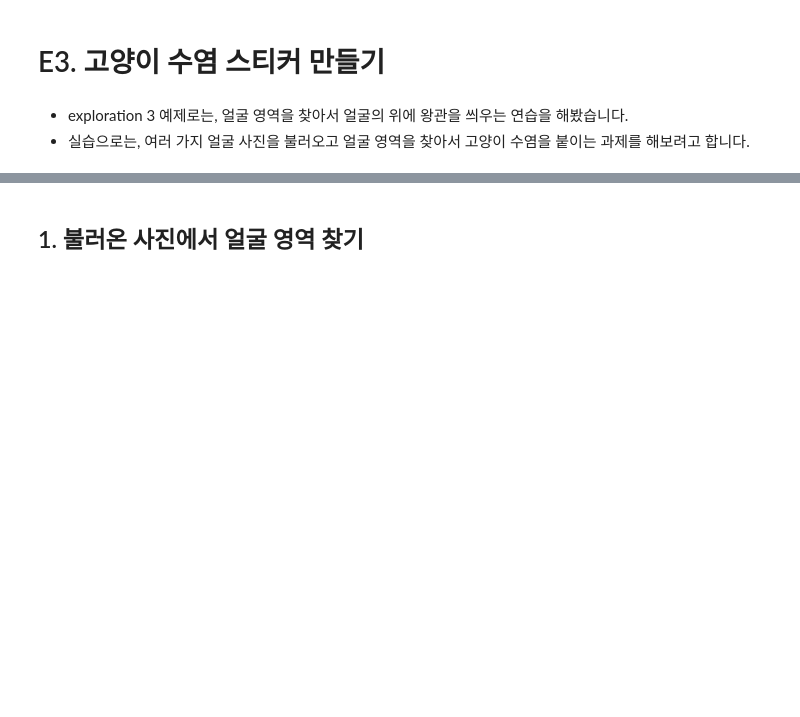
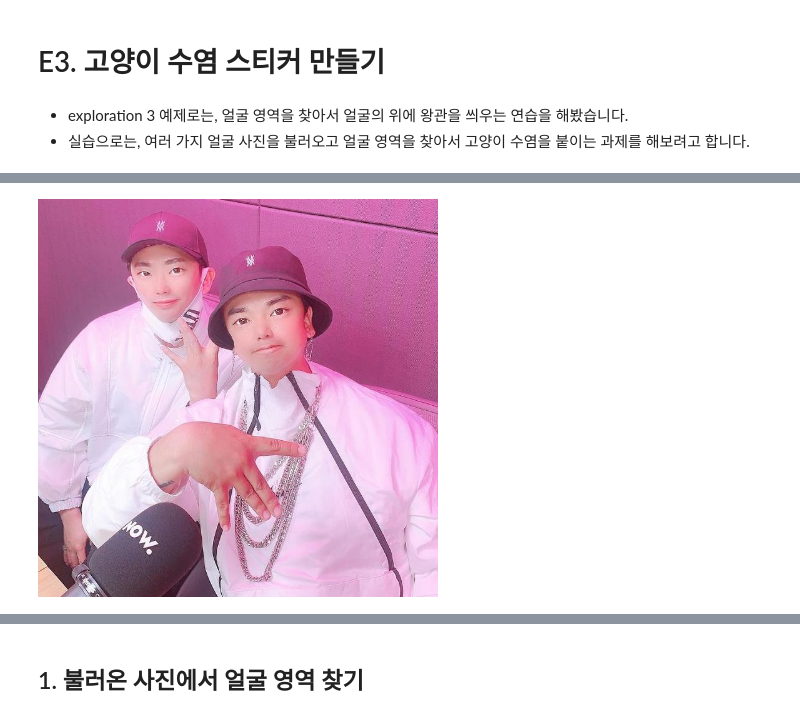
Before and after one commit to minji2744/AIFFEL, a Jupyter notebook: E3/E3_image_sticker.ipynb, the cells around one changed output, grey strips where cells are left out. Cells and saved outputs as stored; diff of their text form; code cells hidden in the pictures; blank space fills up the shorter version.

```diff
--- a/E3/E3_image_sticker.ipynb
+++ b/E3/E3_image_sticker.ipynb
@@ -32,3 +28,8 @@
+# %%
+from IPython.display import Image
+Image(filename='mad_monster.png', width = 400, height = 400)
+# %% [output]
+[figure, added]
 # %% [markdown]
 <a id='1'></a>
 # %% [markdown]
```
Also changed, not shown: parts of 9 cells of this notebook.
